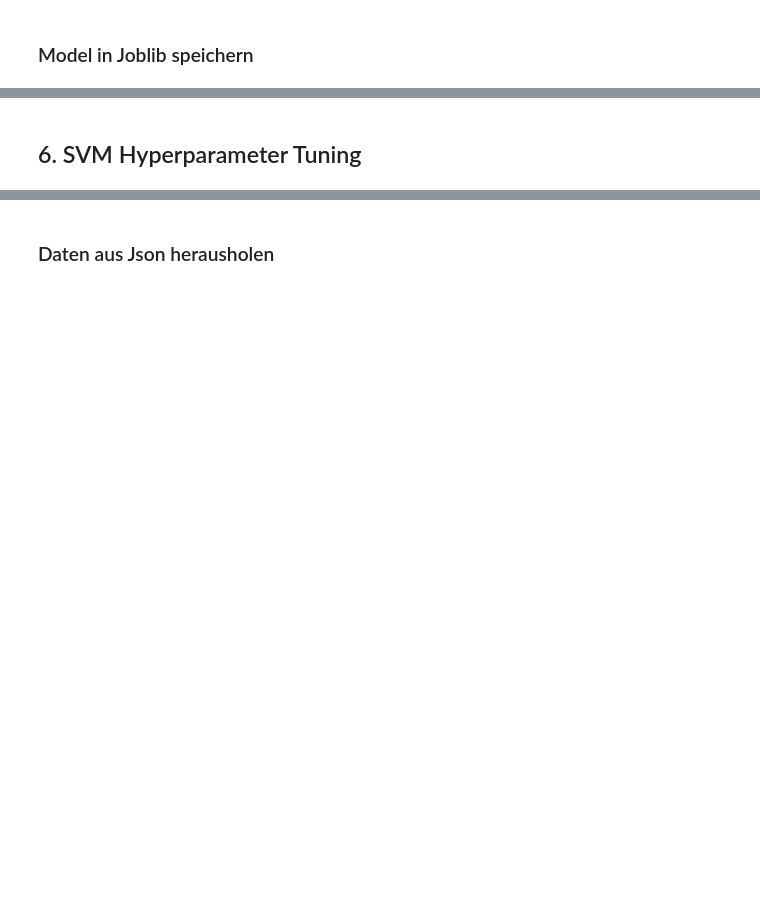
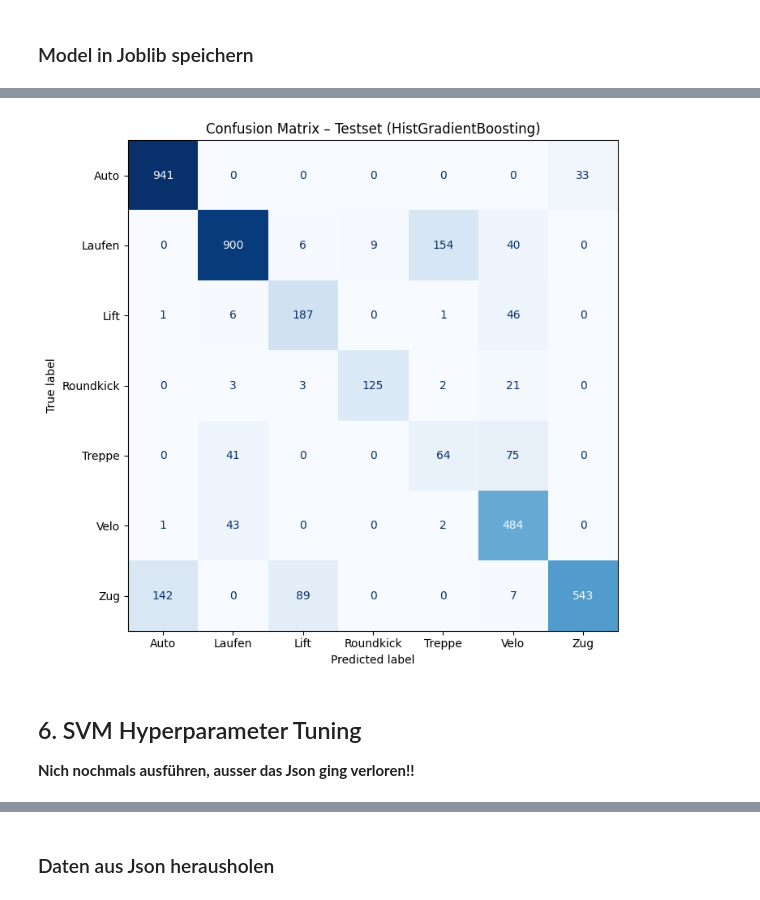
Before and after one commit to raphaelschuepbach/Sensor-based-Activity-Recognition, a Jupyter notebook: Model_Notebooks/ML/Notebooks_fuer_colab/ML_100WS_Hypertuning_colab.ipynb, the cells around one changed output, grey strips where cells are left out. Saved outputs shown, nothing was run; the diff lists cells and outputs as text; code cells hidden in the pictures; blank space fills up the shorter version.

```diff
--- a/Model_Notebooks/ML/Notebooks_fuer_colab/ML_100WS_Hypertuning_colab.ipynb
+++ b/Model_Notebooks/ML/Notebooks_fuer_colab/ML_100WS_Hypertuning_colab.ipynb
@@ -116,5 +119,5 @@ print("Features berechnet:", X_train_features.shape, X_test_features.shape)
 # %%
-out_dir = Path("/content/drive/MyDrive/Model_data/ML_Daten")
+out_dir = Path("..\\..\\..\\Model_data\\ML_Daten")
 out_dir.mkdir(parents=True, exist_ok=True)
 
 np.savez_compressed(out_dir / "features_train_100WS.npz", X=X_train_features, y=y_train_raw)
@@ -123,9 +128,9 @@ print("Gespeichert:", out_dir / "features_train_100WS.npz", out_dir / "features_
 # %% [markdown]
 ## 3. Daten einlesen und train_validate_test split
 # %%
-BASE = "/content/drive/MyDrive/Model_data/ML_Daten"
-train_f = np.load(f"{BASE}/features_train_100WS.npz")
-test_f  = np.load(f"{BASE}/features_test_100WS.npz")
+BASE_ML = "..\\..\\..\\Model_data\\ML_Daten"
+train_f = np.load(f"{BASE_ML}/features_train_100WS.npz")
+test_f  = np.load(f"{BASE_ML}/features_test_100WS.npz")
 
 
 X_train_feat = train_f["X"]
@@ -187,10 +192,6 @@ print("\nBeste Hyperparameter-Kombination:")
 for param, value in search_params.items():
     print(f"{param}: {value:.4f}" if isinstance(value, float) else f"{param}: {value}")
 
-#Daten Speichern
-out_dir = Path("/content/drive/MyDrive/Model_data/ML_Daten")
-out_dir.mkdir(parents=True, exist_ok=True)
-
 payload = {
     "best_params": random_search.best_params_,
     "best_cv_score_macro_f1": float(random_search.best_score_),
@@ -211,7 +212,7 @@ Gespeichert: ..\..\Model_data\ML_Daten\best_hyperparameters.json
 # %% [markdown]
 ### Daten aus dem Json herausholen
 # %%
-data_dir = Path("/content/drive/MyDrive/Model_data/ML_Daten")
+data_dir = Path("..\\..\\..\\Model_data\\ML_Daten")
 
 with open(data_dir / "best_hyperparameters_random_forest_100WS.json", encoding="utf-8") as f:
     hp = json.load(f)
@@ -381,5 +417,20 @@ print("Gespeichert:", out_path)
+# %%
+cm = confusion_matrix(y_test_encoded, y_test_pred)
+disp = ConfusionMatrixDisplay(confusion_matrix=cm, display_labels=class_names)
+
+fig, ax = plt.subplots(figsize=(9, 7))
+disp.plot(ax=ax, cmap="Blues", colorbar=False)
+ax.set_title("Confusion Matrix – Testset (HistGradientBoosting)")
+plt.tight_layout()
+#plot speichern
+fig.savefig("..\\..\\..\\Model_data\\ML_Daten\\Konfusionsmatrizen\\HistGradientBoosting_100WS.png", dpi=300)
+plt.show()
+# %% [output]
+[figure, added]
 # %% [markdown]
 ## 6. SVM Hyperparameter Tuning
+
+**Nich nochmals ausführen, ausser das Json ging verloren!!**
 # %%
 param_dist_svm = {
     "C":           loguniform(0.1, 1000),
```
Also changed, not shown: parts of 17 cells of this notebook, 20 other files.
